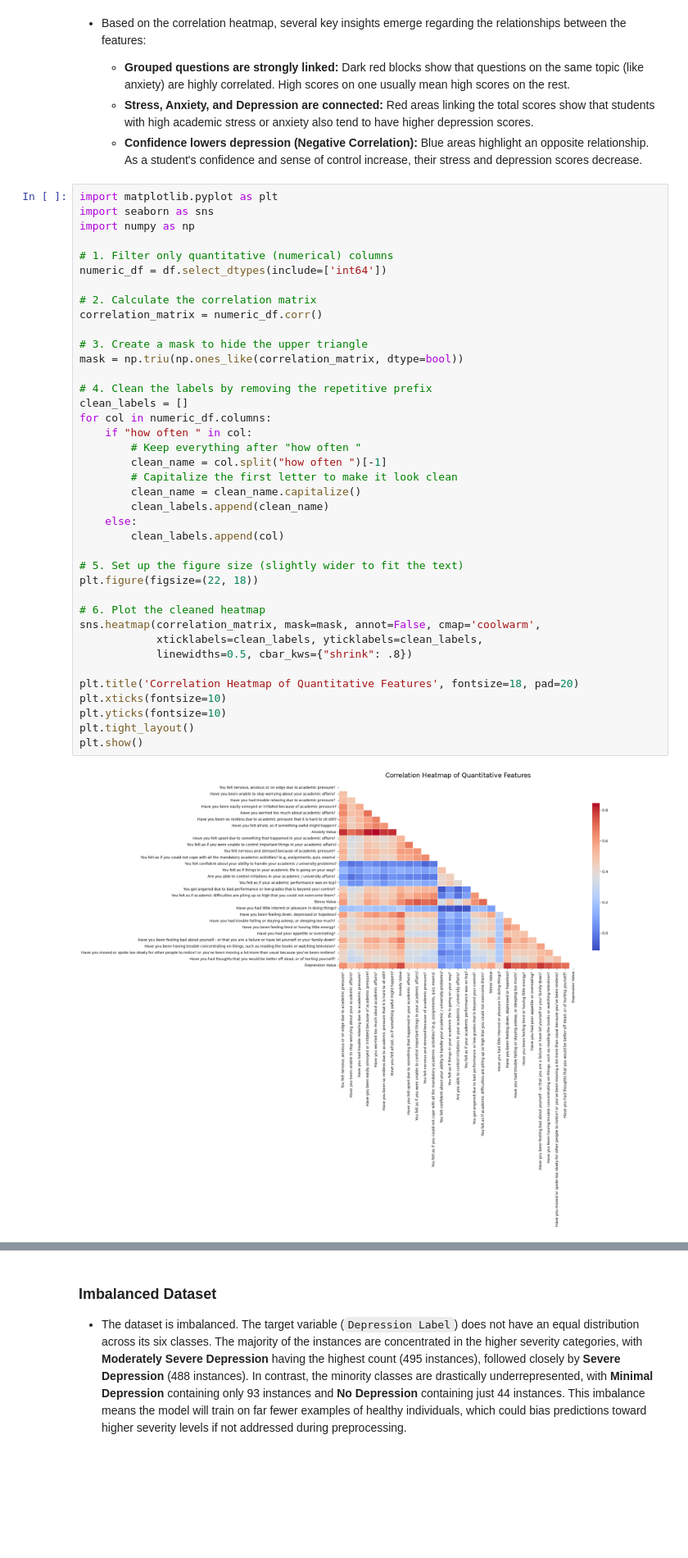
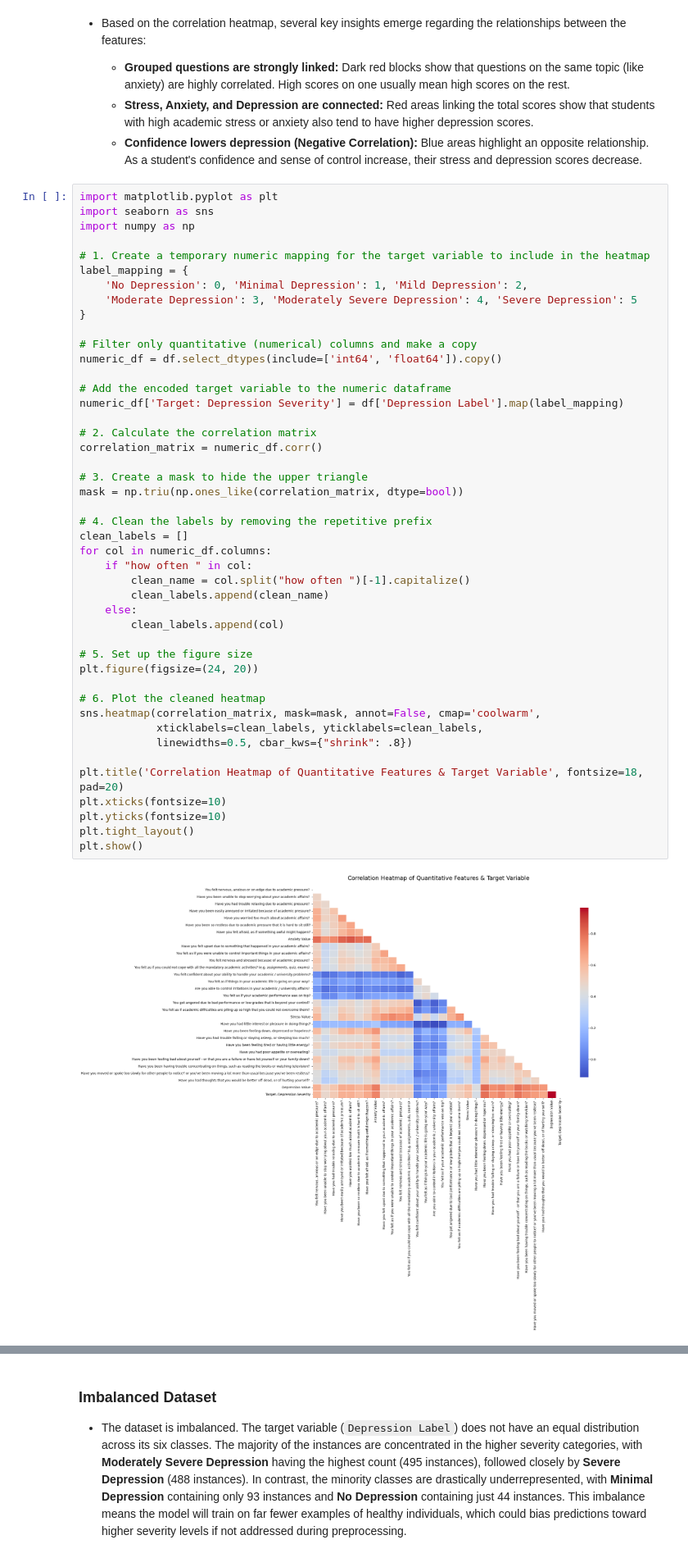
Before and after one commit to uzicodes/CS422-ML-PROJECT, a Jupyter notebook: depression_analysis.ipynb, the cells around one changed output, grey strips where cells are left out. Shown at 82% size. Cells and saved outputs as stored; diff of their text form; blank space fills up the shorter version.

Commit message:
fix: heatmap code target variable (Depression Label) was missing from the correlation heatmap because it was text.

```diff
--- a/depression_analysis.ipynb
+++ b/depression_analysis.ipynb
@@ -108,43 +108,49 @@ memory usage: 571.6 KB
 import matplotlib.pyplot as plt
 import seaborn as sns
 import numpy as np
 
-# 1. Filter only quantitative (numerical) columns
-numeric_df = df.select_dtypes(include=['int64'])
+# 1. Create a temporary numeric mapping for the target variable to include in the heatmap
+label_mapping = {
+    'No Depression': 0, 'Minimal Depression': 1, 'Mild Depression': 2,
+    'Moderate Depression': 3, 'Moderately Severe Depression': 4, 'Severe Depression': 5
+}
+
+# Filter only quantitative (numerical) columns and make a copy
+numeric_df = df.select_dtypes(include=['int64', 'float64']).copy()
+
+# Add the encoded target variable to the numeric dataframe
+numeric_df['Target: Depression Severity'] = df['Depression Label'].map(label_mapping)
 
 # 2. Calculate the correlation matrix
 correlation_matrix = numeric_df.corr()
 
 # 3. Create a mask to hide the upper triangle
 mask = np.triu(np.ones_like(correlation_matrix, dtype=bool))
 
 # 4. Clean the labels by removing the repetitive prefix
 clean_labels = []
 for col in numeric_df.columns:
     if "how often " in col:
-        # Keep everything after "how often "
-        clean_name = col.split("how often ")[-1]
-        # Capitalize the first letter to make it look clean
-        clean_name = clean_name.capitalize()
+        clean_name = col.split("how often ")[-1].capitalize()
         clean_labels.append(clean_name)
     else:
         clean_labels.append(col)
 
-# 5. Set up the figure size (slightly wider to fit the text)
-plt.figure(figsize=(22, 18))
+# 5. Set up the figure size
+plt.figure(figsize=(24, 20))
 
 # 6. Plot the cleaned heatmap
 sns.heatmap(correlation_matrix, mask=mask, annot=False, cmap='coolwarm',
             xticklabels=clean_labels, yticklabels=clean_labels,
             linewidths=0.5, cbar_kws={"shrink": .8})
 
-plt.title('Correlation Heatmap of Quantitative Features', fontsize=18, pad=20)
+plt.title('Correlation Heatmap of Quantitative Features & Target Variable', fontsize=18, pad=20)
 plt.xticks(fontsize=10)
 plt.yticks(fontsize=10)
 plt.tight_layout()
 plt.show()
 # %% [output]
-[figure, old version]
+[figure, new version]
 # %%
 # Create the Bar Chart for the Target Variable
 plt.figure(figsize=(10, 6))
```
Also changed, not shown: parts of 4 cells of this notebook.
